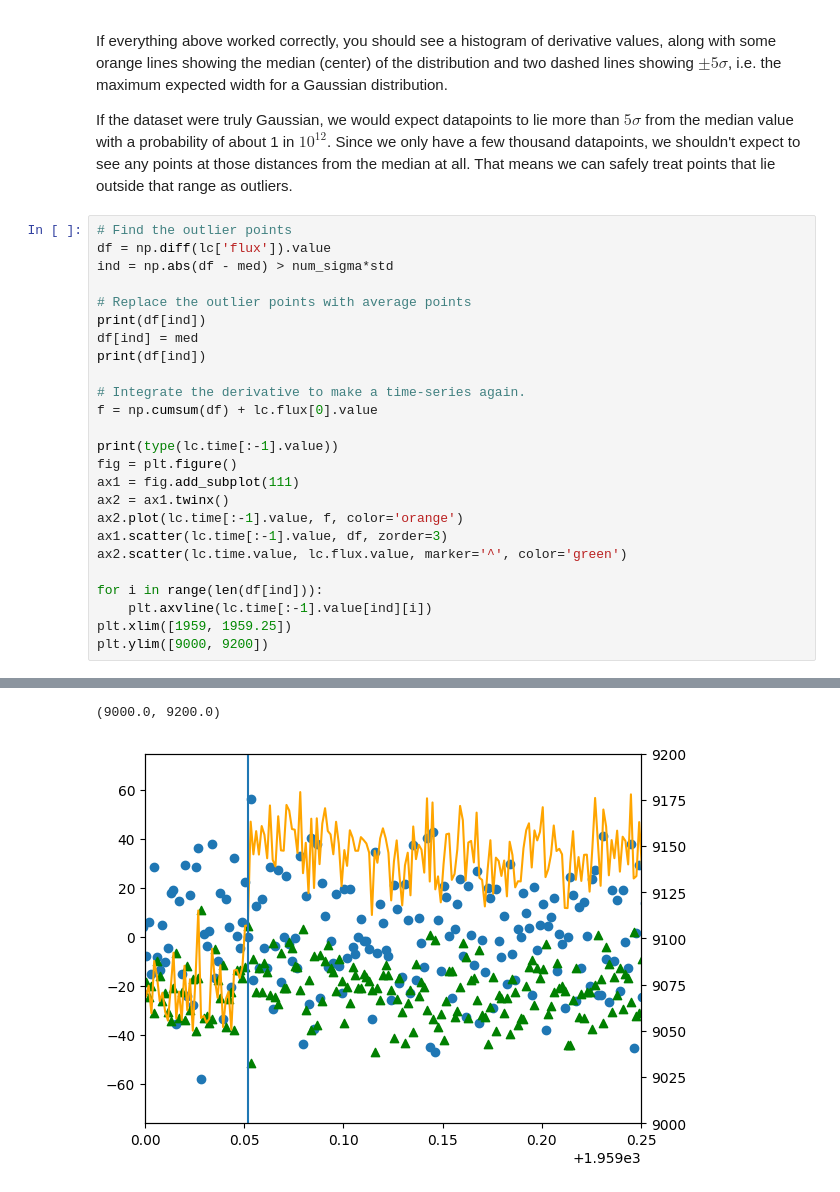
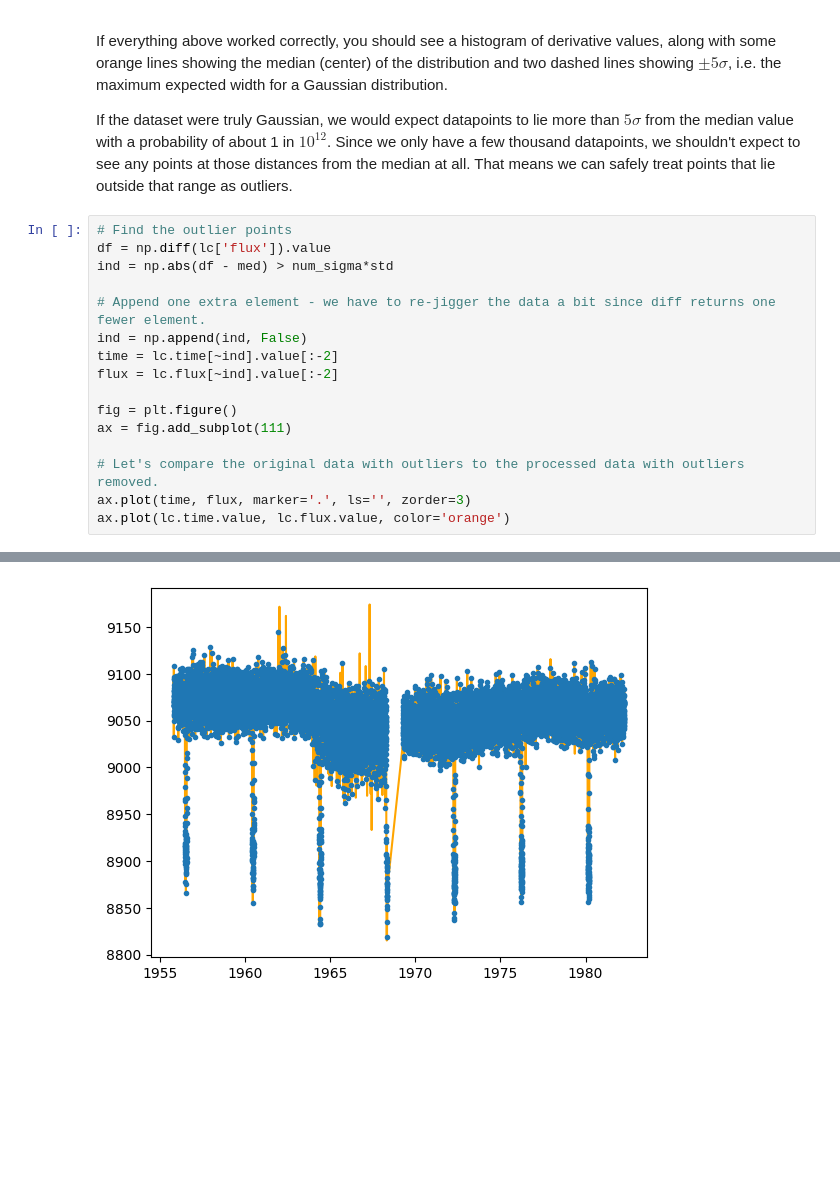
Before and after one commit to decaelus/PHYS305_Spring2023, a Jupyter notebook: Observing_Project/Observing Project Notebook.ipynb, the cells around one changed output, grey strips where cells are left out. Cells and saved outputs as stored; diff of their text form; blank space fills up the shorter version.

Commit message:
Almost have a working model

```diff
--- a/Observing_Project/Observing Project Notebook.ipynb
+++ b/Observing_Project/Observing Project Notebook.ipynb
@@ -98,24 +97,15 @@ If the dataset were truly Gaussian, we would expect datapoints to lie more than
 df = np.diff(lc['flux']).value
 ind = np.abs(df - med) > num_sigma*std
 
-# Replace the outlier points with average points
-print(df[ind])
-df[ind] = med
-print(df[ind])
+# Append one extra element - we have to re-jigger the data a bit since diff returns one fewer element.
+ind = np.append(ind, False)
+time = lc.time[~ind].value[:-2]
+flux = lc.flux[~ind].value[:-2]
 
-# Integrate the derivative to make a time-series again.
-f = np.cumsum(df) + lc.flux[0].value
+fig = plt.figure()
+ax = fig.add_subplot(111)
 
-print(type(lc.time[:-1].value))
-fig = plt.figure()
-ax1 = fig.add_subplot(111)
-ax2 = ax1.twinx()
-ax2.plot(lc.time[:-1].value, f, color='orange')
-ax1.scatter(lc.time[:-1].value, df, zorder=3)
-ax2.scatter(lc.time.value, lc.flux.value, marker='^', color='green')
-
-for i in range(len(df[ind])):
-    plt.axvline(lc.time[:-1].value[ind][i])
-plt.xlim([1959, 1959.25])
-plt.ylim([9000, 9200])
+# Let's compare the original data with outliers to the processed data with outliers removed.
+ax.plot(time, flux, marker='.', ls='', zorder=3)
+ax.plot(lc.time.value, lc.flux.value, color='orange')
 # %% [output]
@@ -139,2 +113 @@ plt.ylim([9000, 9200])
-(9000.0, 9200.0)
-[figure, old version]
+[figure, new version]
```
Also changed, not shown: parts of 13 cells of this notebook.
